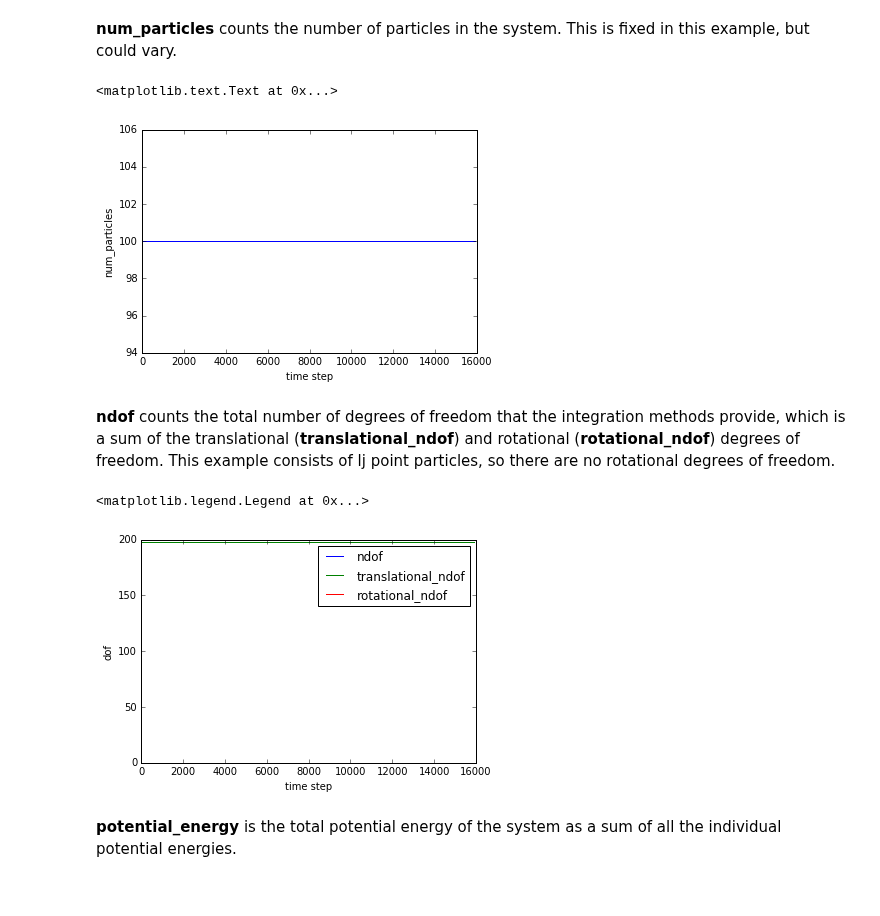
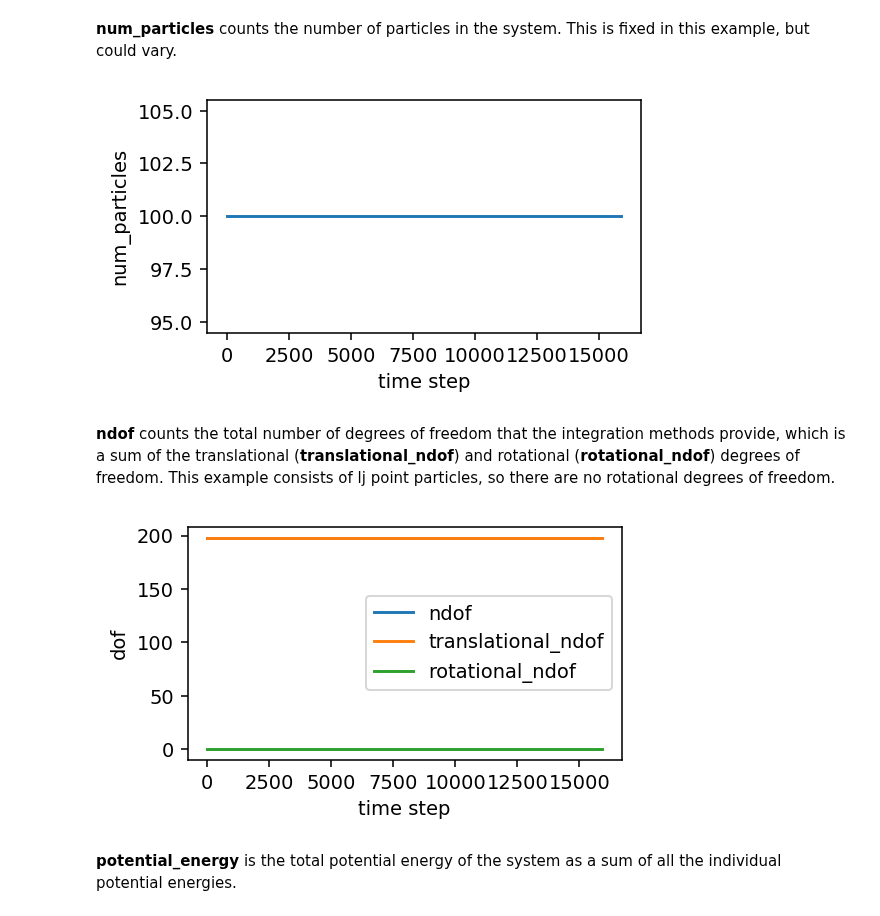
Before and after one commit to glotzerlab/hoomd-examples, a Jupyter notebook: Output - MD log quantities.ipynb, the cells around one changed output. Drawn from its saved outputs; the diff is of its cells as text; code cells hidden in the pictures.

```diff
--- a/Output - MD log quantities.ipynb
+++ b/Output - MD log quantities.ipynb
@@ -70,24 +82,24 @@ data = numpy.genfromtxt(fname='log-output.log', skip_header=True)
 # %% [markdown]
 **num_particles** counts the number of particles in the system. This is fixed in this example, but could vary.
 # %%
-pyplot.plot(data[:,0], data[:,1])
-pyplot.xlabel('time step')
-pyplot.ylabel('num_particles')
+pyplot.figure(figsize=(4,2.2), dpi=140);
+pyplot.plot(data[:,0], data[:,1]);
+pyplot.xlabel('time step');
+pyplot.ylabel('num_particles');
 # %% [output]
-<matplotlib.text.Text at 0x...>
-[figure, old version]
+[figure, new version]
 # %% [markdown]
 **ndof** counts the total number of degrees of freedom that the integration methods provide, which is a sum of the translational (**translational_ndof**) and rotational (**rotational_ndof**) degrees of freedom. This example consists of lj point particles, so there are no rotational degrees of freedom.
 # %%
-pyplot.plot(data[:,0], data[:,2], label='ndof')
-pyplot.plot(data[:,0], data[:,3], label='translational_ndof')
-pyplot.plot(data[:,0], data[:,4], label='rotational_ndof')
-pyplot.xlabel('time step')
-pyplot.ylabel('dof')
-pyplot.legend()
+pyplot.figure(figsize=(4,2.2), dpi=140);
+pyplot.plot(data[:,0], data[:,2], label='ndof');
+pyplot.plot(data[:,0], data[:,3], label='translational_ndof');
+pyplot.plot(data[:,0], data[:,4], label='rotational_ndof');
+pyplot.xlabel('time step');
+pyplot.ylabel('dof');
+pyplot.legend();
 # %% [output]
-<matplotlib.legend.Legend at 0x...>
-[figure, old version]
+[figure, new version]
 # %% [markdown]
 **potential_energy** is the total potential energy of the system as a sum of all the individual potential energies.
 # %%
```
Also changed, not shown: parts of 12 cells of this notebook, 30 other files.
